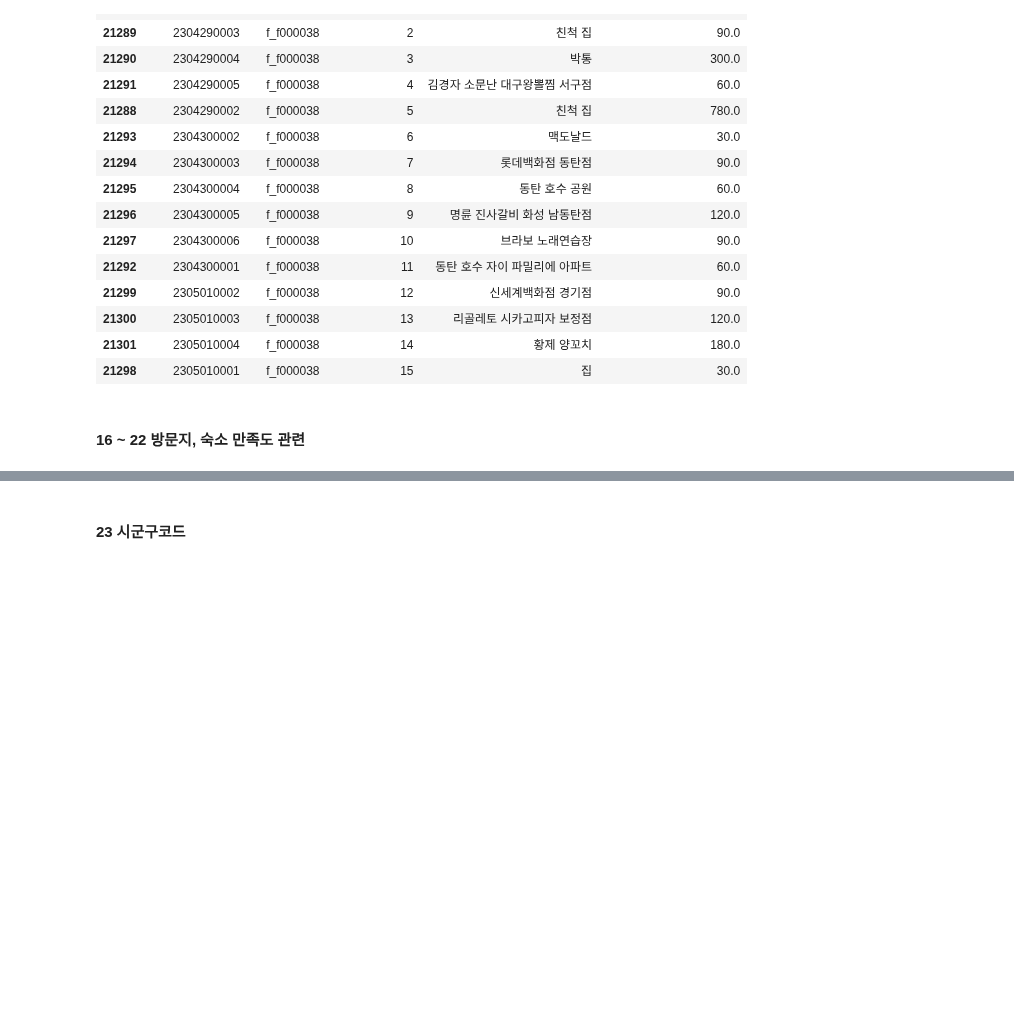
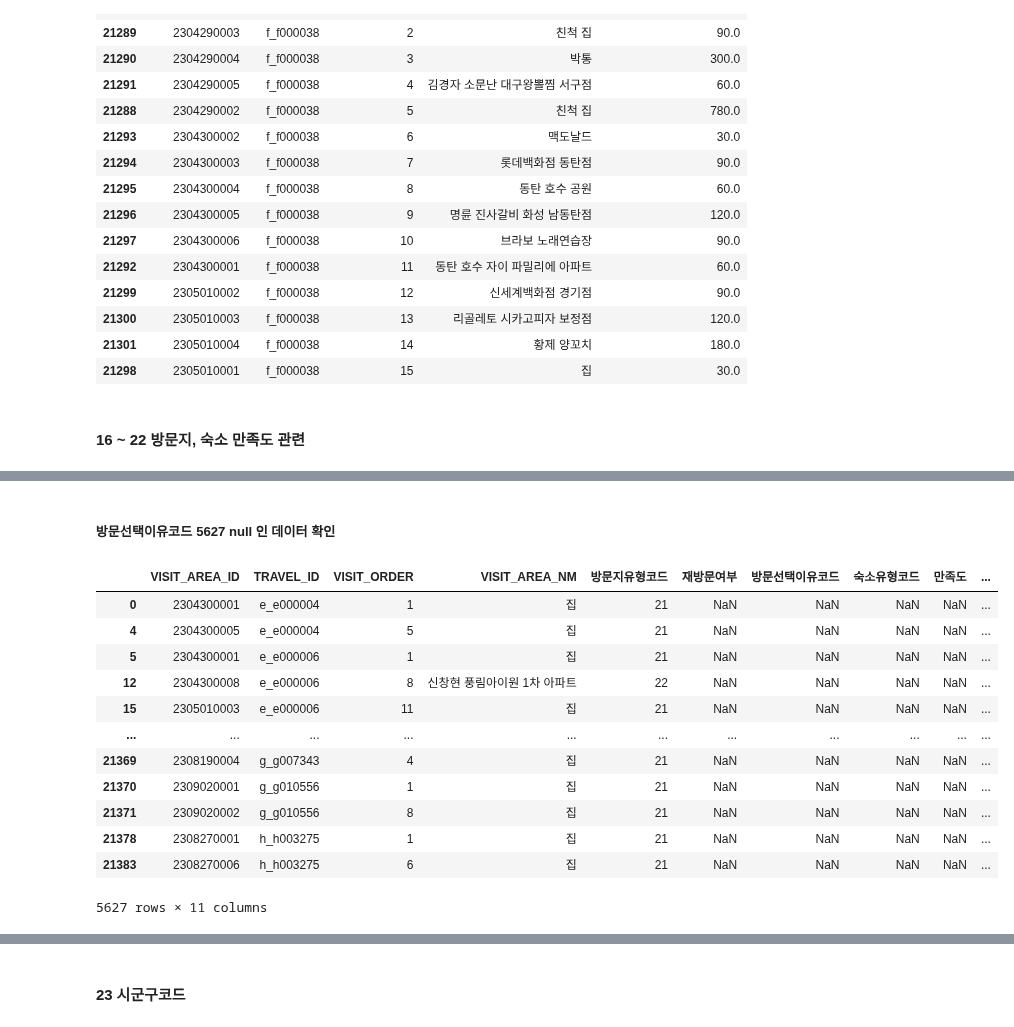
Before and after one commit to SKNetworks-AI19-250818/SKN19-mini-1Team, a Jupyter notebook: preprocessing/방문지데이터확인.ipynb, the cells around one changed output, grey strips where cells are left out. Saved outputs shown, nothing was run; the diff lists cells and outputs as text; code cells hidden in the pictures; blank space fills up the shorter version.

```diff
--- a/preprocessing/방문지데이터확인.ipynb
+++ b/preprocessing/방문지데이터확인.ipynb
@@ -268,0 +444,19 @@ df.drop(['VISIT_ORDER'], axis=1)
+# %% [markdown]
+##### 방문선택이유코드 5627 null 인 데이터 확인
+# %%
+isnull_df = df[df['방문선택이유코드'].isnull() == True]
+isnull_df
+# %% [output]
+|  | VISIT_AREA_ID | TRAVEL_ID | VISIT_ORDER | VISIT_AREA_NM | 방문지유형코드 | 재방문여부 | 방문선택이유코드 | 숙소유형코드 | 만족도 | ... |
+| 0 | 2304300001 | e_e000004 | 1 | 집 | 21 | NaN | NaN | NaN | NaN | ... |
+| 4 | 2304300005 | e_e000004 | 5 | 집 | 21 | NaN | NaN | NaN | NaN | ... |
+| 5 | 2304300001 | e_e000006 | 1 | 집 | 21 | NaN | NaN | NaN | NaN | ... |
+| 12 | 2304300008 | e_e000006 | 8 | 신창현 풍림아이원 1차 아파트 | 22 | NaN | NaN | NaN | NaN | ... |
+| 15 | 2305010003 | e_e000006 | 11 | 집 | 21 | NaN | NaN | NaN | NaN | ... |
+| ... | ... | ... | ... | ... | ... | ... | ... | ... | ... | ... |
+| 21369 | 2308190004 | g_g007343 | 4 | 집 | 21 | NaN | NaN | NaN | NaN | ... |
+| 21370 | 2309020001 | g_g010556 | 1 | 집 | 21 | NaN | NaN | NaN | NaN | ... |
+| 21371 | 2309020002 | g_g010556 | 8 | 집 | 21 | NaN | NaN | NaN | NaN | ... |
+| 21378 | 2308270001 | h_h003275 | 1 | 집 | 21 | NaN | NaN | NaN | NaN | ... |
+| 21383 | 2308270006 | h_h003275 | 6 | 집 | 21 | NaN | NaN | NaN | NaN | ... |
+5627 rows × 11 columns
```
Also changed, not shown: parts of 36 cells of this notebook, 1 other file.
